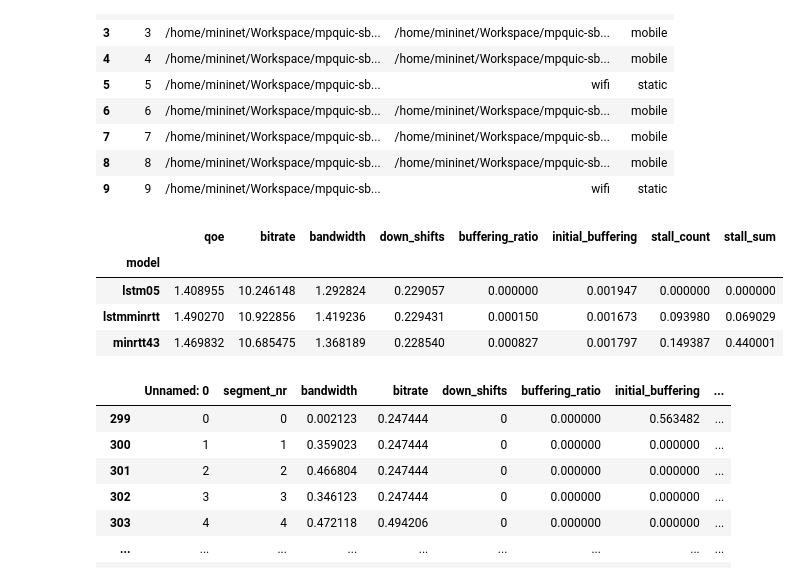
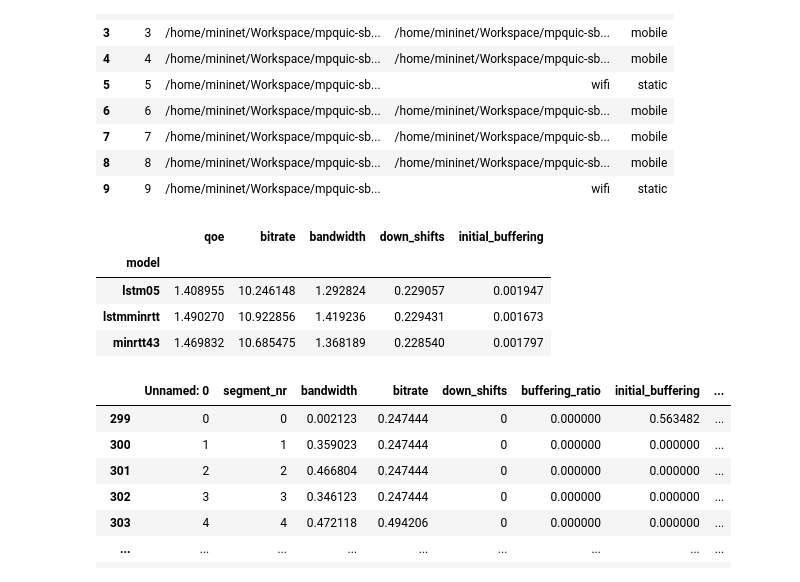
Before and after one commit to mees707/Thesis, a Jupyter notebook: code/mpquic-rl/mpquic-rl/analysis.ipynb, the cells around one changed output. Drawn from its saved outputs; the diff is of its cells as text; code cells hidden in the pictures.

```diff
--- a/code/mpquic-rl/mpquic-rl/analysis.ipynb
+++ b/code/mpquic-rl/mpquic-rl/analysis.ipynb
@@ -117,26 +117,26 @@ df_runs['bandwidth'] = df_runs['bandwidth'] / 1_000_000
 # %%
 df_pertrace = df_runs #[df_runs['trace']==0]
 # Select numeric columns
 numeric_columns = df_runs.select_dtypes(include='number').columns
 
 # Group by 'model' and calculate the mean of numeric columns
 df_grouped = df_pertrace.groupby('model')[numeric_columns].mean()
 
 # Display the grouped DataFrame with average values
 
 
 
-df_grouped = df_grouped[['qoe', 'bitrate', 'bandwidth', 'down_shifts', 'buffering_ratio', 'initial_buffering', 'stall_count', 'stall_sum']]
+df_grouped = df_grouped[['qoe', 'bitrate', 'bandwidth', 'down_shifts', 'initial_buffering', ]]
 
 
 
 df_grouped
 # %% [output]
-|  | qoe | bitrate | bandwidth | down_shifts | buffering_ratio | initial_buffering | stall_count | stall_sum |
-| model |  |  |  |  |  |  |  |  |
-| lstm05 | 1.408955 | 10.246148 | 1.292824 | 0.229057 | 0.000000 | 0.001947 | 0.000000 | 0.000000 |
-| lstmminrtt | 1.490270 | 10.922856 | 1.419236 | 0.229431 | 0.000150 | 0.001673 | 0.093980 | 0.069029 |
-| minrtt43 | 1.469832 | 10.685475 | 1.368189 | 0.228540 | 0.000827 | 0.001797 | 0.149387 | 0.440001 |
+|  | qoe | bitrate | bandwidth | down_shifts | initial_buffering |
+| model |  |  |  |  |  |
+| lstm05 | 1.408955 | 10.246148 | 1.292824 | 0.229057 | 0.001947 |
+| lstmminrtt | 1.490270 | 10.922856 | 1.419236 | 0.229431 | 0.001673 |
+| minrtt43 | 1.469832 | 10.685475 | 1.368189 | 0.228540 | 0.001797 |
 # %%
 df_runs['model'] = df_runs['model'].replace('lstm05', 'old lstm')
 df_runs['model'] = df_runs['model'].replace('lstmminrtt', 'improved lstm')
```
Also changed, not shown: parts of 4 cells of this notebook, 24 other files.
